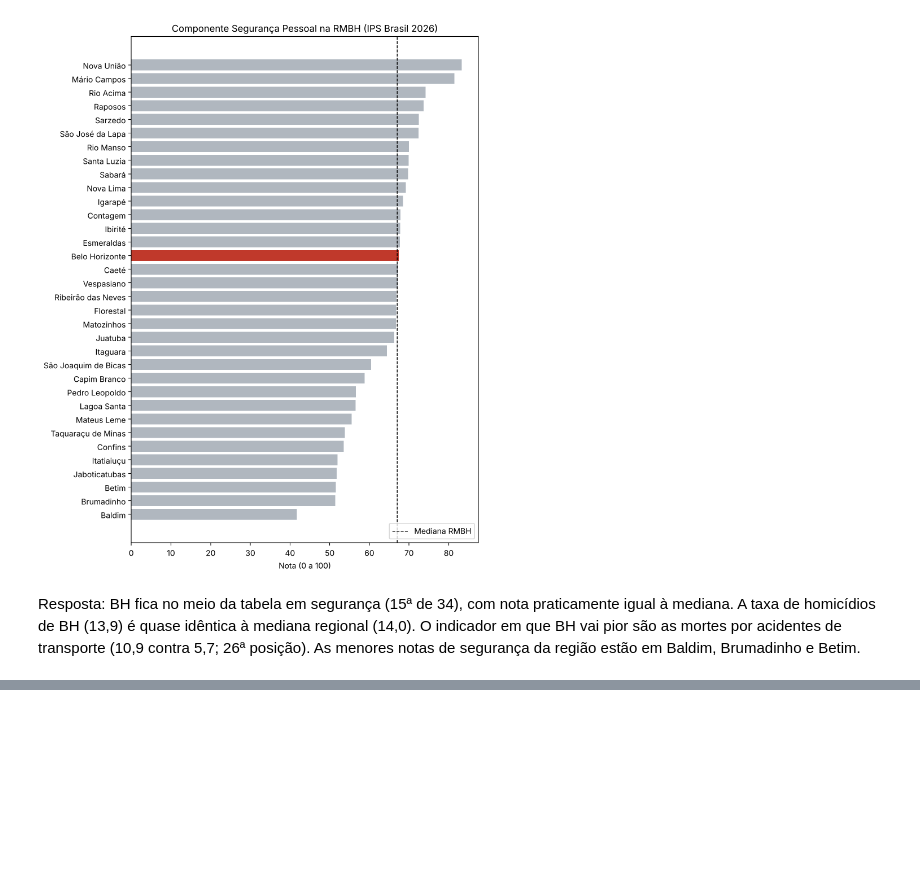
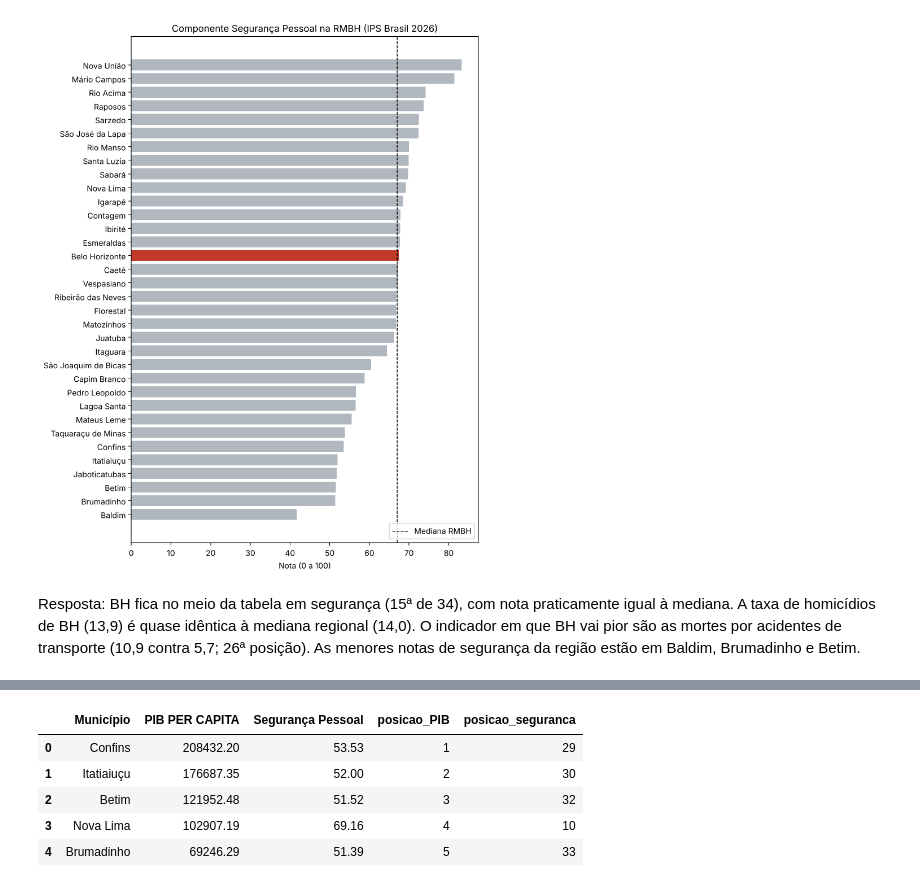
Before and after one commit to millebns/ips-bh-rmbh, a Jupyter notebook: notebooks/06_seguranca.ipynb, the cells around one changed output, grey strips where cells are left out. Saved outputs shown, nothing was run; the diff lists cells and outputs as text; code cells hidden in the pictures; blank space fills up the shorter version.

```diff
--- a/notebooks/06_seguranca.ipynb
+++ b/notebooks/06_seguranca.ipynb
@@ -76,0 +106,13 @@ Resposta: BH fica no meio da tabela em segurança (15ª de 34), com nota pratica
+# %%
+# Onde ficam em segurança os 5 municípios com maior PIB per capita?
+ricos = df_rmbh[['Município', 'PIB PER CAPITA', 'Segurança Pessoal']].copy()
+ricos['posicao_PIB'] = ricos['PIB PER CAPITA'].rank(ascending=False, method='min').astype(int)
+ricos['posicao_seguranca'] = ricos['Segurança Pessoal'].rank(ascending=False, method='min').astype(int)
+ricos.sort_values('posicao_PIB').head(5).round(2).reset_index(drop=True)
+# %% [output]
+|  | Município | PIB PER CAPITA | Segurança Pessoal | posicao_PIB | posicao_seguranca |
+| 0 | Confins | 208432.20 | 53.53 | 1 | 29 |
+| 1 | Itatiaiuçu | 176687.35 | 52.00 | 2 | 30 |
+| 2 | Betim | 121952.48 | 51.52 | 3 | 32 |
+| 3 | Nova Lima | 102907.19 | 69.16 | 4 | 10 |
+| 4 | Brumadinho | 69246.29 | 51.39 | 5 | 33 |
```
Also changed, not shown: parts of 6 cells of this notebook, 3 other files.
